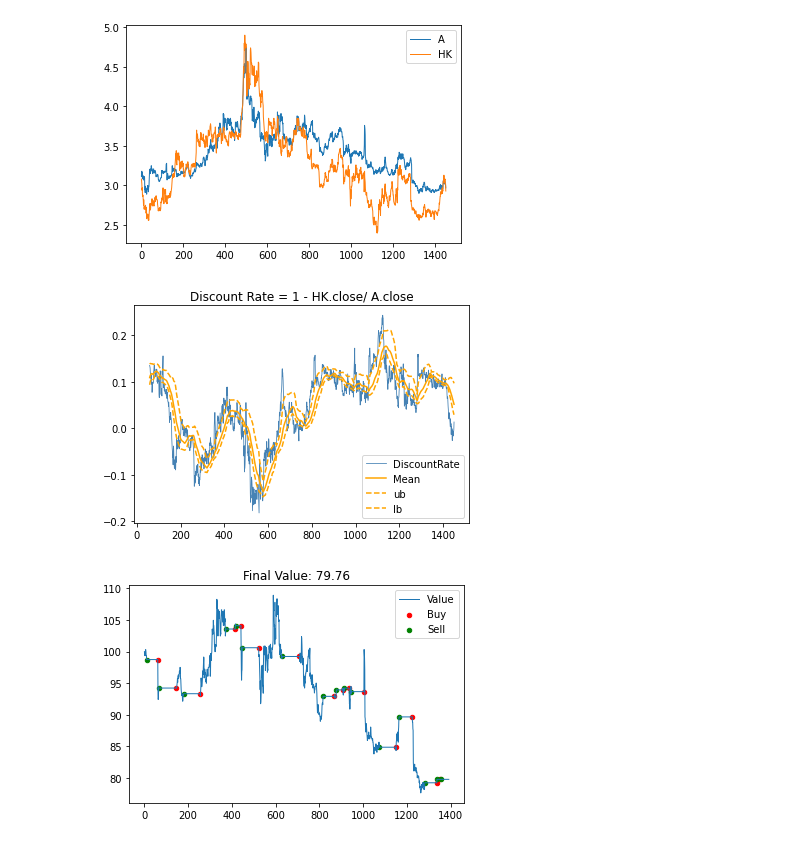
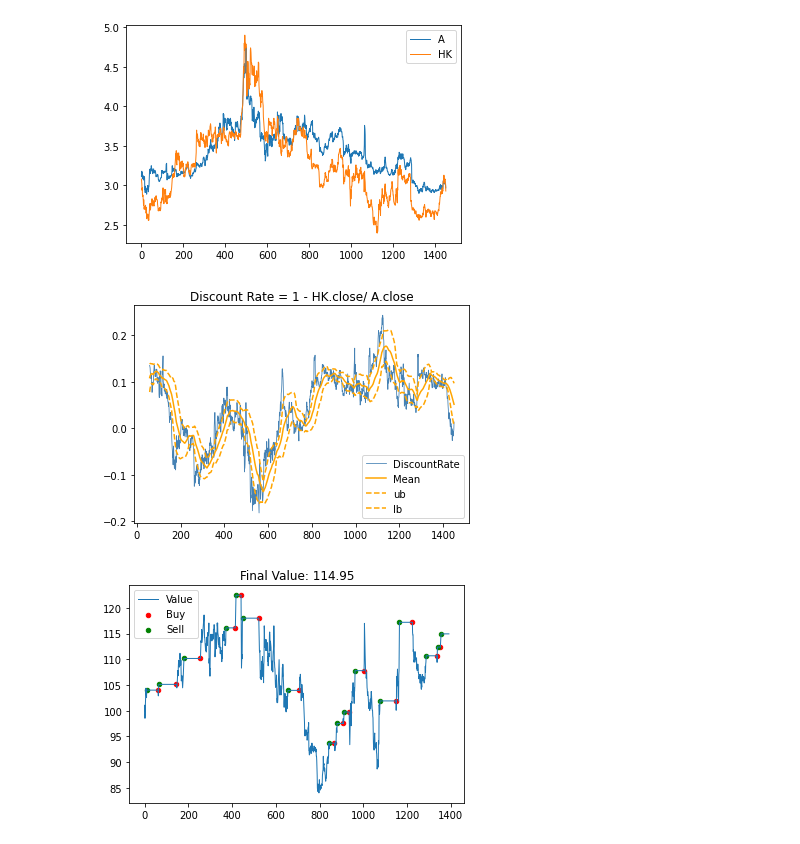
Before and after one commit to daniel620/Quant, a Jupyter notebook: Tasks/Task1 Daily trading based on rules/main.ipynb, the cells around one changed output. Drawn from its saved outputs; the diff is of its cells as text; code cells hidden in the pictures.

```diff
--- a/Tasks/Task1 Daily trading based on rules/main.ipynb
+++ b/Tasks/Task1 Daily trading based on rules/main.ipynb
@@ -50,7 +50,7 @@ rolling_window_size = 60
 df_AH['DR_mean'] = df_AH['DR'].rolling(rolling_window_size).mean()
 df_AH['DR_std'] = df_AH['DR'].rolling(rolling_window_size).std()
 df_AH['DR_ub'] = df_AH['DR_mean']+df_AH['DR_std'] * 1
-df_AH['DR_lb'] = df_AH['DR_mean']-df_AH['DR_std'] * 0.5
+df_AH['DR_lb'] = df_AH['DR_mean']-df_AH['DR_std'] * 1
 # plt.plot(df_AH[['DR','DR_mean']], color=['blue' ,'orange'], label=['DiscountRate' ,'Mean'])
 plt.plot(df_AH.dropna()['DR'], color='steelblue', label='DiscountRate',linewidth=0.8)
 plt.plot(df_AH.dropna()['DR_mean'], color='orange', label='Mean')
@@ -69,7 +69,7 @@ def trading_rule(df):
     # extract data
     df = df.dropna(how='any')
     close = df['close_y'].values
-    open = df['close_x'].values
+    open = df['open_y'].values
     ub = df['DR_ub'].values
     lb = df['DR_lb'].values
     DR = df['DR'].values
@@ -95,32 +95,32 @@ def trading_rule(df):
                 # all in
             elif DR[t] > ub[t] and not isAllIn:
                 # all out
                 isBuy = True
         # operation
         elif isBuy:
             buyPoint[t] = 1
             isBuy = False
             psntVolm = psntValue/open[t]
             isAllIn = True
         else:# sell
             sellPoint[t] = 1
             isSell = False
             isAllIn = False
     return value, psntValue, buyPoint, sellPoint
 """
 Step 5
 Evaluatioin
 """
 value, psntValue, buyPoint, sellPoint = trading_rule(df_AH)
 
 plt.plot(value, label='Value',linewidth=1)
 plt.scatter(np.arange(len(value))[buyPoint == 1],value[buyPoint == 1],color='red',label='Buy',s=20)
 plt.scatter(np.arange(len(value))[sellPoint == 1],value[sellPoint == 1],color='green',label='Sell',s=20)
 plt.legend()
 plt.title('Final Value: {:.2f}'.format(psntValue))
 plt.savefig('data/资产价值时序图.png',dpi=600, bbox_inches='tight')
 plt.show()
 # %% [output]
 [figure]
-[figure, old version]
+[figure, new version]
-[figure, old version]
+[figure, new version]
```
Also changed, not shown: parts of 2 cells of this notebook, 9 other files.
